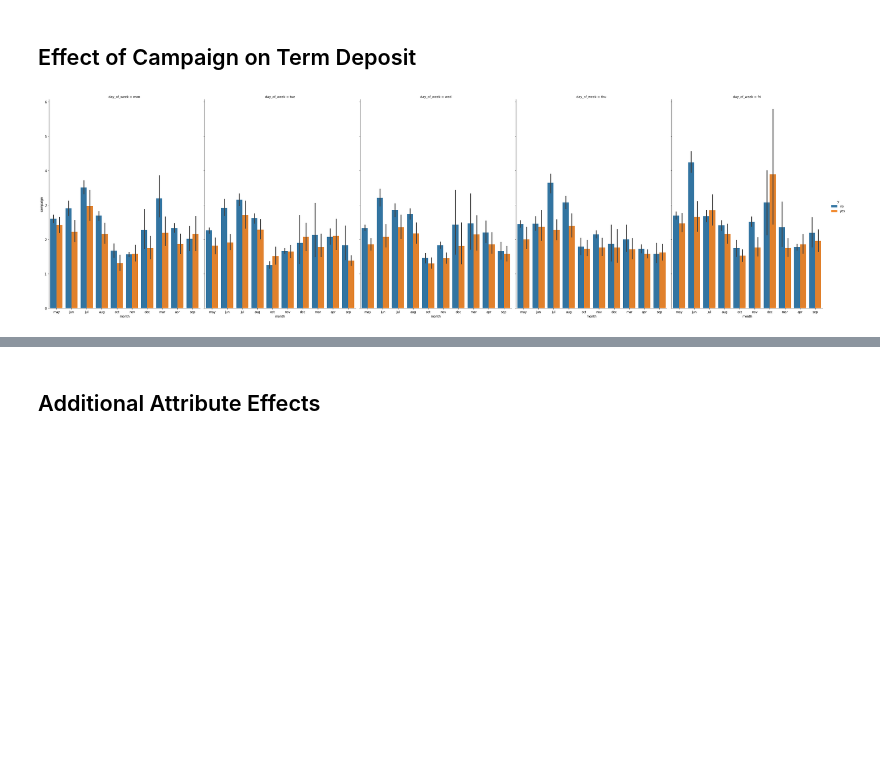
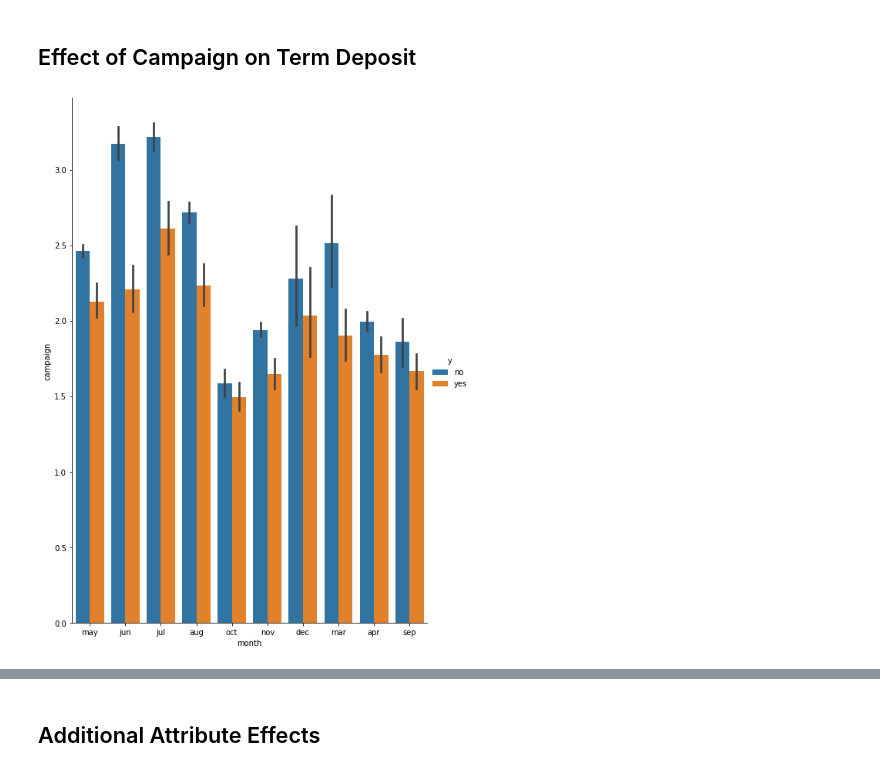
Before and after one commit to maneet-z/Bank_Marketing_Analytics, a Jupyter notebook: bank_marketing/notebooks/Exploratory_Notebook.ipynb, the cells around one changed output, grey strips where cells are left out. Cells and saved outputs as stored; diff of their text form; code cells hidden in the pictures; blank space fills up the shorter version.

```diff
--- a/bank_marketing/notebooks/Exploratory_Notebook.ipynb
+++ b/bank_marketing/notebooks/Exploratory_Notebook.ipynb
@@ -114,8 +132,8 @@ sns.catplot(x = "default", y ='age', hue = 'y', kind = 'boxen', data = df)
 ## Effect of Campaign on Term Deposit <a class="anchor" id="four-bullet"></a>
 # %%
 g = sns.catplot(x="month", y="campaign",
-                hue="y", col="day_of_week",
+                hue="y",
                 data=df, kind="bar",
                 height=10, aspect=.7)
 # %% [output]
-[figure, old version]
+[figure, new version]
```
Also changed, not shown: parts of 47 cells of this notebook, 7 other files.
